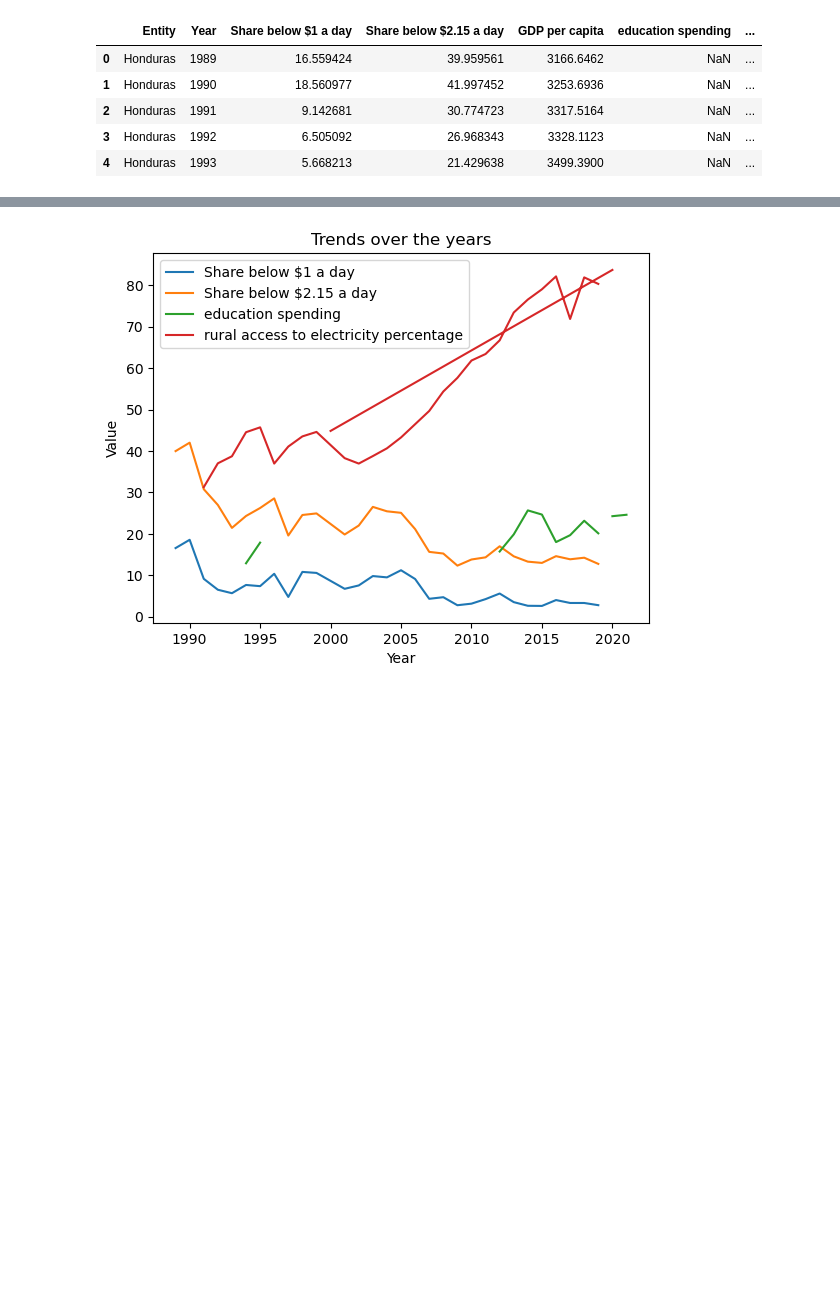
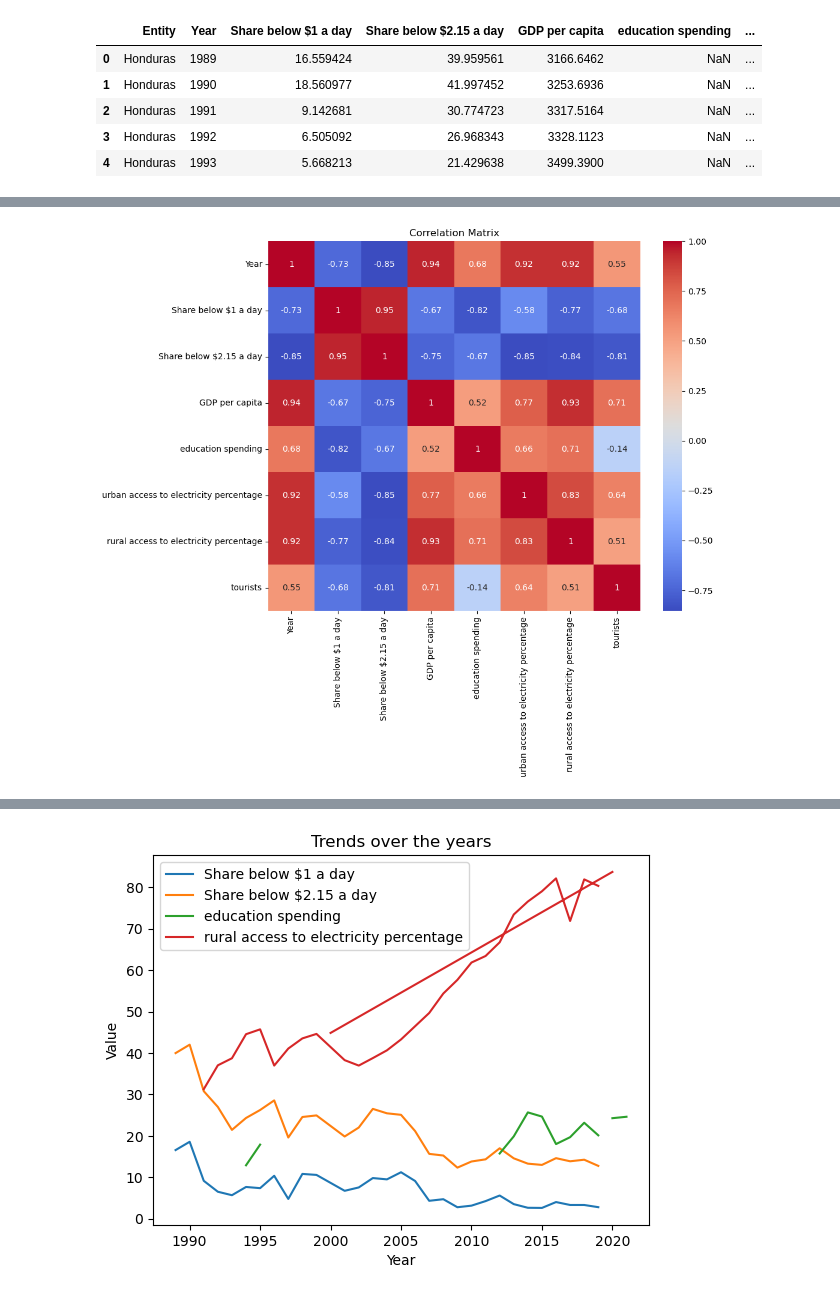
Before and after one commit to Josefbardales/PortfolioCodes, a Jupyter notebook: Analyzing poverty in Honduras.ipynb, the cells around one changed output, grey strips where cells are left out. Cells and saved outputs as stored; diff of their text form; code cells hidden in the pictures; blank space fills up the shorter version.

```diff
--- a/Analyzing poverty in Honduras.ipynb
+++ b/Analyzing poverty in Honduras.ipynb
@@ -74,3 +74,15 @@ Merged Data:
 | 2 | Honduras | 1991 | 9.142681 | 30.774723 | 3317.5164 | NaN | ... |
 | 3 | Honduras | 1992 | 6.505092 | 26.968343 | 3328.1123 | NaN | ... |
 | 4 | Honduras | 1993 | 5.668213 | 21.429638 | 3499.3900 | NaN | ... |
+# %%
+# Start with the poverty dataset as the base
+merged_data = honduras_datasets['poverty']
+
+# Merge other datasets based on "Entity" and "Year"
+for key, dataset in honduras_datasets.items():
+    if key != 'poverty':
+        merged_data = pd.merge(merged_data, dataset, on=['Entity', 'Year'], how='outer')
+
+# Display the merged data
+print("Merged Data:")
+display(merged_data.head())
@@ -76,0 +97,12 @@ Merged Data:
+# %%
+import seaborn as sns
+import matplotlib.pyplot as plt
+
+# Plot a heatmap of correlations
+correlation_matrix = merged_data.corr()
+plt.figure(figsize=(10, 8))
+sns.heatmap(correlation_matrix, annot=True, cmap='coolwarm')
+plt.title("Correlation Matrix")
+plt.show()
+# %% [output]
+[figure, added]
```
Also changed, not shown: parts of 3 cells of this notebook.
